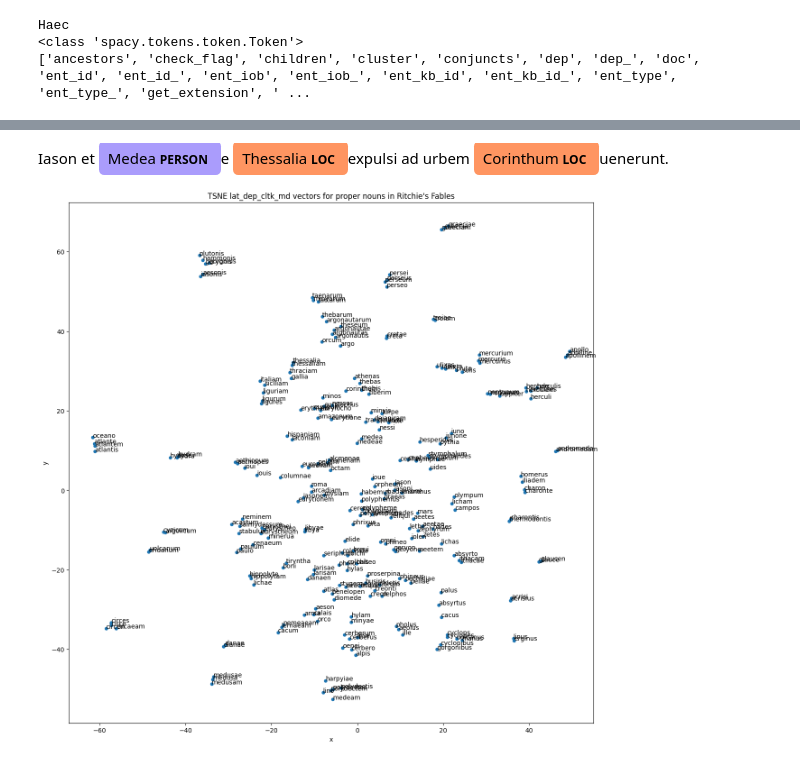
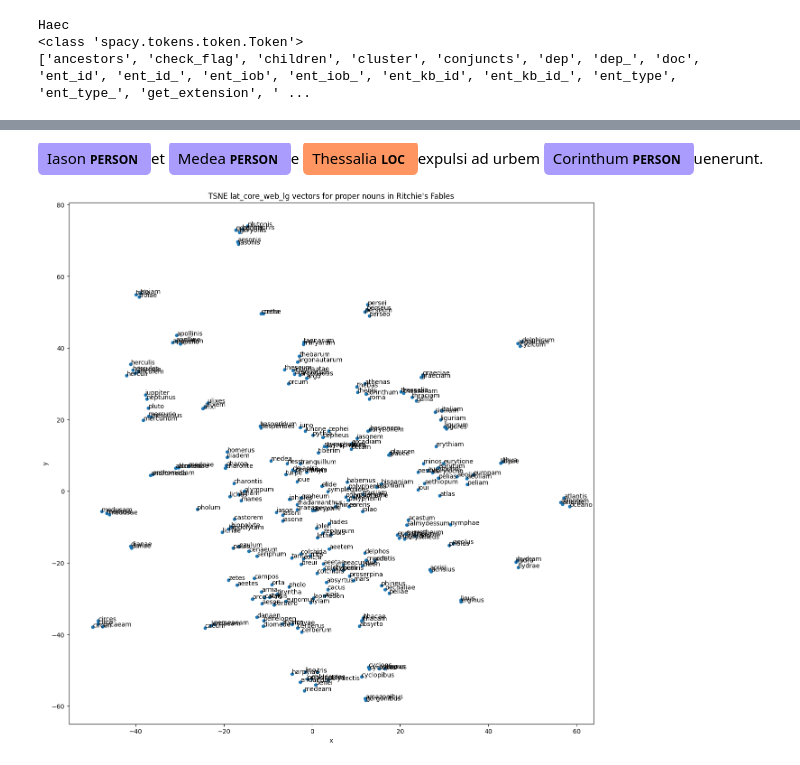
Before and after one commit to diyclassics/la_core_web_md, a Jupyter notebook: notebooks/examples.ipynb, the cells around one changed output, grey strips where cells are left out. Drawn from its saved outputs; the diff is of its cells as text; code cells hidden in the pictures.

```diff
--- a/notebooks/examples.ipynb
+++ b/notebooks/examples.ipynb
@@ -9,7 +13,7 @@ from spacy import displacy
 # %%
 # Set up spaCy NLP
 
-model = "la_core_cltk_md"
+model = "la_core_web_md"
 nlp = spacy.load(model)
 # %%
 # Get sample text; first story from Ritchie's fables
@@ -141,7 +146,7 @@ doc = nlp(text)
 
 displacy.render(doc, style="ent")
 # %% [output]
-Iason et Medea PERSON e Thessalia LOC expulsi ad urbem Corinthum LOC uenerunt.
+Iason PERSON et Medea PERSON e Thessalia LOC expulsi ad urbem Corinthum PERSON uenerunt.
 # %%
 # Plot proper_noun vectors with TSNE based on Ritchie's fables
 
@@ -170,9 +175,9 @@ df['word'] = df.index
 # %%
 # Plot TSNE
 
-ax = df.plot(kind='scatter', x='x', y='y', figsize=(15, 15), title="TSNE lat_dep_cltk_md vectors for proper nouns in Ritchie's Fables")
+ax = df.plot(kind='scatter', x='x', y='y', figsize=(15, 15), title="TSNE lat_core_web_lg vectors for proper nouns in Ritchie's Fables")
 
 for idx, row in df.iterrows():
     ax.annotate(row['word'], (row['x'], row['y']))
 # %% [output]
-[figure, old version]
+[figure, new version]
```
Also changed, not shown: parts of 3 cells of this notebook, 5 other files.
